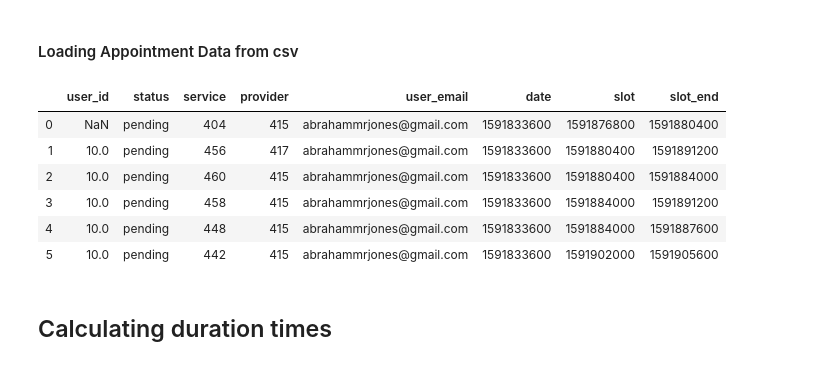
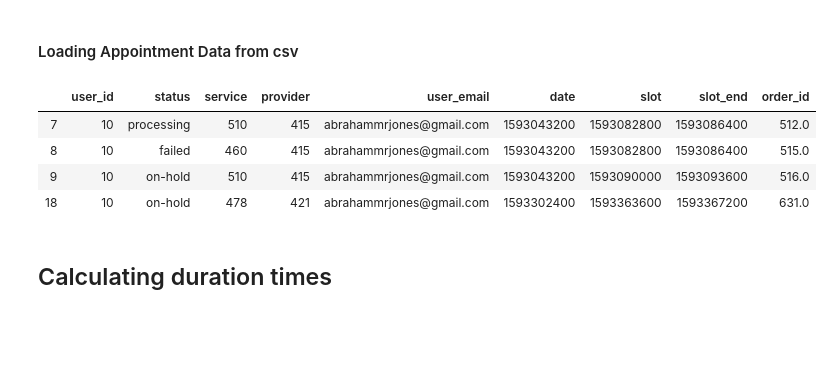
Before and after one commit to abejones26/dockage-availability, a Jupyter notebook: availability.ipynb, the cells around one changed output. Cells and saved outputs as stored; diff of their text form; code cells hidden in the pictures; blank space fills up the shorter version.

Commit message:
order_id update

```diff
--- a/availability.ipynb
+++ b/availability.ipynb
@@ -34,15 +34,14 @@ ap_data.to_csv("assets/data/wp_jet_appointments.csv", index=False)
 #### Loading Appointment Data from csv
 # %%
 ap = pd.read_csv("assets/data/wp_jet_appointments.csv")
+ap = ap.loc[ap['order_id'] > 0]
 ap
 # %% [output]
-|  | user_id | status | service | provider | user_email | date | slot | slot_end |
-| 0 | NaN | pending | 404 | 415 | abrahammrjones@gmail.com | 1591833600 | 1591876800 | 1591880400 |
-| 1 | 10.0 | pending | 456 | 417 | abrahammrjones@gmail.com | 1591833600 | 1591880400 | 1591891200 |
-| 2 | 10.0 | pending | 460 | 415 | abrahammrjones@gmail.com | 1591833600 | 1591880400 | 1591884000 |
-| 3 | 10.0 | pending | 458 | 415 | abrahammrjones@gmail.com | 1591833600 | 1591884000 | 1591891200 |
-| 4 | 10.0 | pending | 448 | 415 | abrahammrjones@gmail.com | 1591833600 | 1591884000 | 1591887600 |
-| 5 | 10.0 | pending | 442 | 415 | abrahammrjones@gmail.com | 1591833600 | 1591902000 | 1591905600 |
+|  | user_id | status | service | provider | user_email | date | slot | slot_end | order_id |
+| 7 | 10 | processing | 510 | 415 | abrahammrjones@gmail.com | 1593043200 | 1593082800 | 1593086400 | 512.0 |
+| 8 | 10 | failed | 460 | 415 | abrahammrjones@gmail.com | 1593043200 | 1593082800 | 1593086400 | 515.0 |
+| 9 | 10 | on-hold | 510 | 415 | abrahammrjones@gmail.com | 1593043200 | 1593090000 | 1593093600 | 516.0 |
+| 18 | 10 | on-hold | 478 | 421 | abrahammrjones@gmail.com | 1593302400 | 1593363600 | 1593367200 | 631.0 |
 # %% [markdown]
 ## Calculating duration times
 # %%
```
Also changed, not shown: parts of 11 cells of this notebook, 2 other files.
